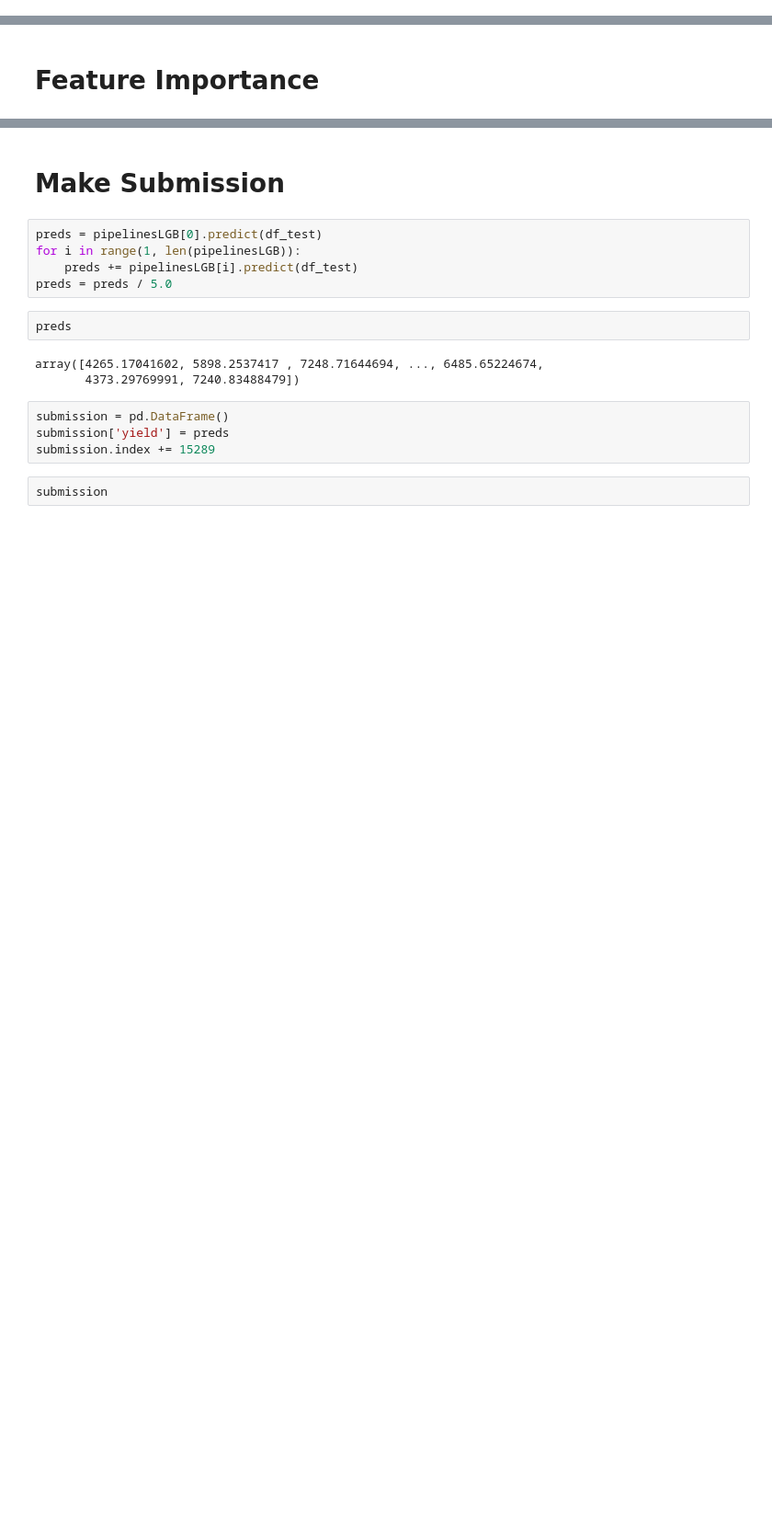
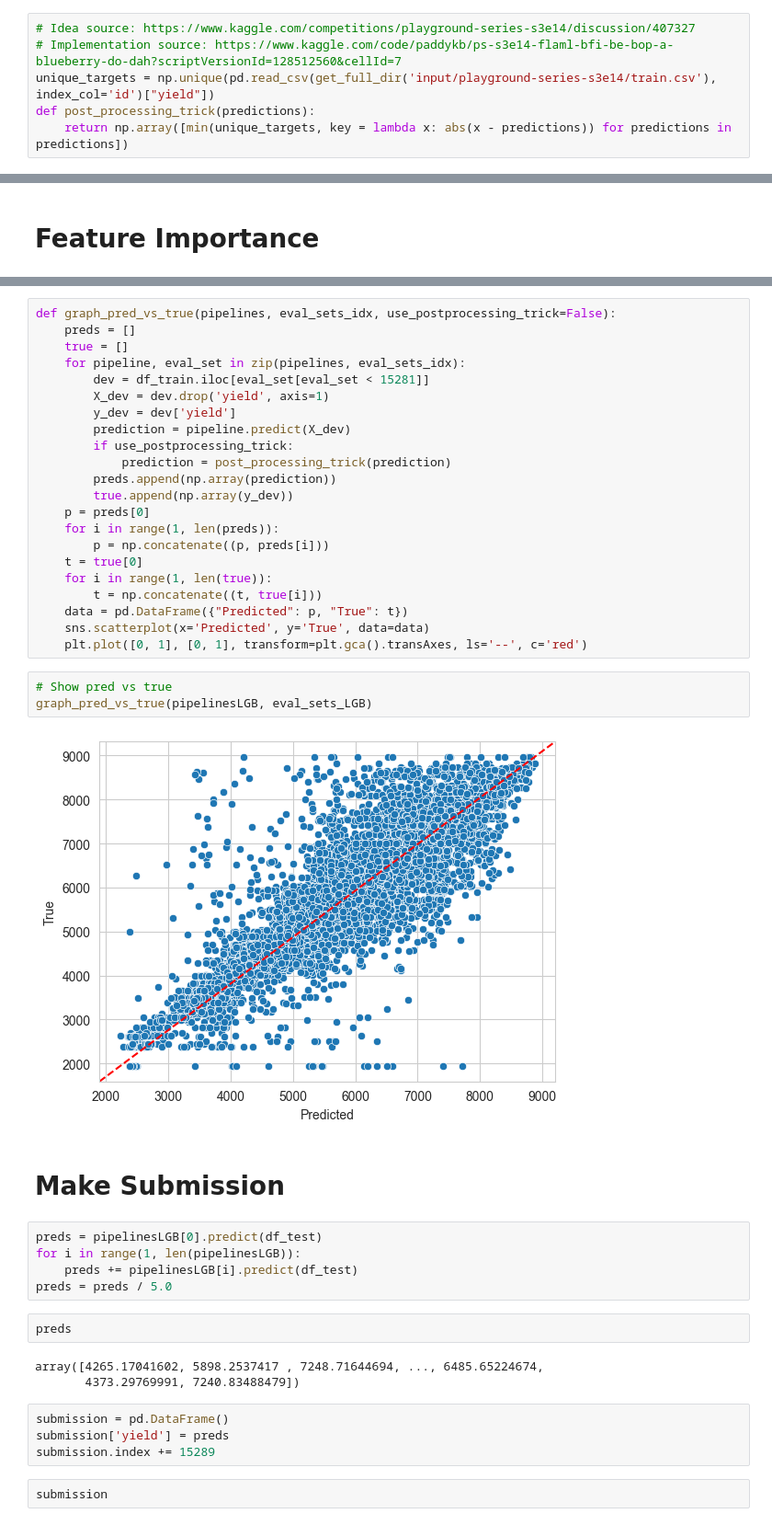
Before and after one commit to mnokno/WildBlueberryYieldPrediction, a Jupyter notebook: WildBlueberryYieldPrediction/src/WildBlueberryYieldPrediction.ipynb, the cells around one changed output, grey strips where cells are left out. Shown at 92% size. Cells and saved outputs as stored; diff of their text form; blank space fills up the shorter version.

```diff
--- a/WildBlueberryYieldPrediction/src/WildBlueberryYieldPrediction.ipynb
+++ b/WildBlueberryYieldPrediction/src/WildBlueberryYieldPrediction.ipynb
@@ -329,6 +343,12 @@ if search:
     #print("Best XGBoost parameters:", xgb_rs.best_params_)
     #print("Best XGBoost MAE score:", -xgb_rs.best_score_)
     #xgb_param = xgb_rs.best_params_
+# %%
+# Idea source: https://www.kaggle.com/competitions/playground-series-s3e14/discussion/407327
+# Implementation source: https://www.kaggle.com/code/paddykb/ps-s3e14-flaml-bfi-be-bop-a-blueberry-do-dah?scriptVersionId=128512560&cellId=7
+unique_targets = np.unique(pd.read_csv(get_full_dir('input/playground-series-s3e14/train.csv'), index_col='id')["yield"])
+def post_processing_trick(predictions):
+    return np.array([min(unique_targets, key = lambda x: abs(x - predictions)) for predictions in predictions])
 # %%
 class Pipeline:
 
@@ -458,3 +503,30 @@ plt.show()
+# %%
+def graph_pred_vs_true(pipelines, eval_sets_idx, use_postprocessing_trick=False):
+    preds = []
+    true = []
+    for pipeline, eval_set in zip(pipelines, eval_sets_idx):
+        dev = df_train.iloc[eval_set[eval_set < 15281]]
+        X_dev = dev.drop('yield', axis=1)
+        y_dev = dev['yield']
+        prediction = pipeline.predict(X_dev)
+        if use_postprocessing_trick:
+            prediction = post_processing_trick(prediction)
+        preds.append(np.array(prediction))
+        true.append(np.array(y_dev))
+    p = preds[0]
+    for i in range(1, len(preds)):
+        p = np.concatenate((p, preds[i]))
+    t = true[0]
+    for i in range(1, len(true)):
+        t = np.concatenate((t, true[i]))
+    data = pd.DataFrame({"Predicted": p, "True": t})
+    sns.scatterplot(x='Predicted', y='True', data=data)
+    plt.plot([0, 1], [0, 1], transform=plt.gca().transAxes, ls='--', c='red')
+# %%
+# Show pred vs true
+graph_pred_vs_true(pipelinesLGB, eval_sets_LGB)
+# %% [output]
+[figure, added]
 # %% [markdown]
 # Make Submission
 # %%
```
Also changed, not shown: parts of 16 cells of this notebook.
